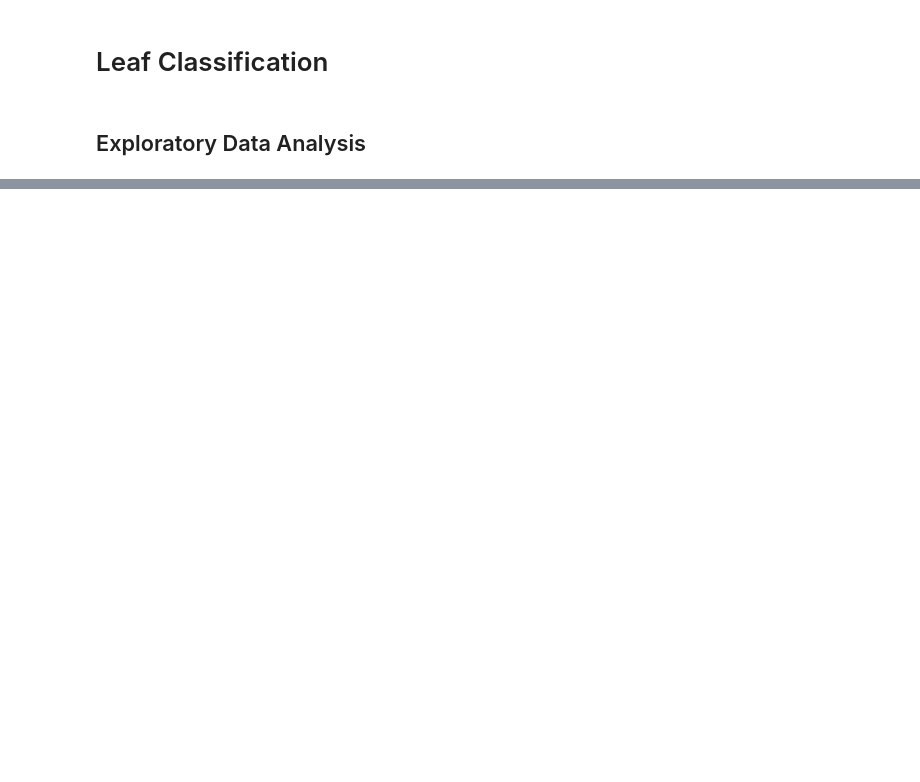
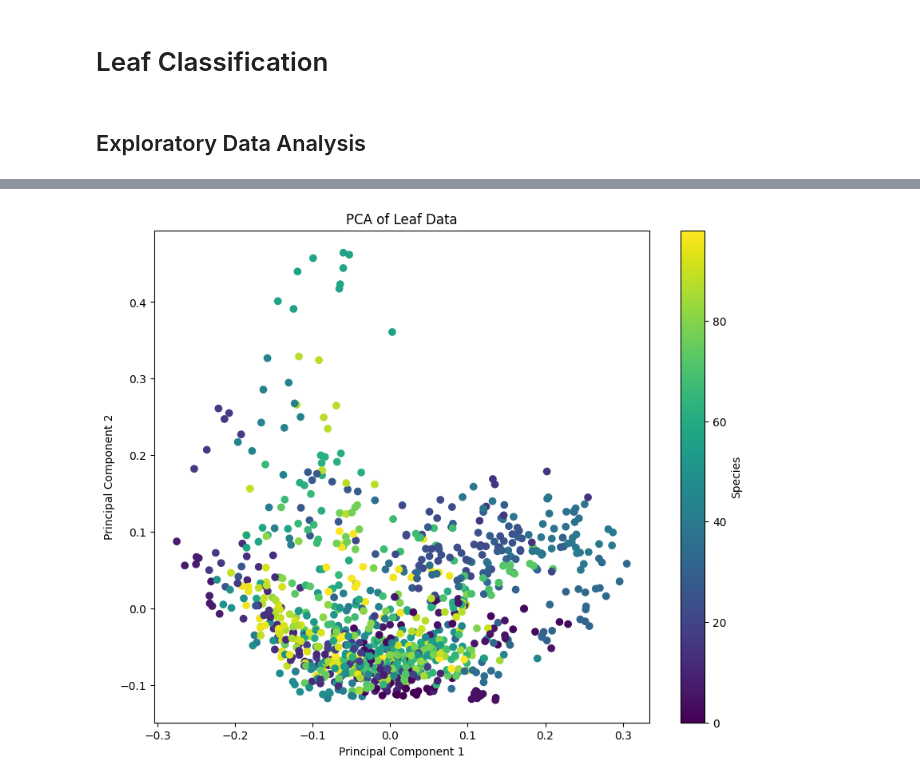
Before and after one commit to RemiBtn/LeafClassification, a Jupyter notebook: classification.ipynb, the cells around one changed output, grey strips where cells are left out. Drawn from its saved outputs; the diff is of its cells as text; code cells hidden in the pictures; blank space fills up the shorter version.

```diff
--- a/classification.ipynb
+++ b/classification.ipynb
@@ -23,0 +79,17 @@ print(data.isnull().sum())
+# %%
+from sklearn.decomposition import PCA
+
+# PCA for dimensionality reduction
+pca = PCA(n_components=2)
+reduced_data = pca.fit_transform(data.drop(['id', 'species'], axis=1))
+
+# Scatter plot of the reduced data
+plt.figure(figsize=(10, 8))
+plt.scatter(reduced_data[:, 0], reduced_data[:, 1], c=data['species'])
+plt.title('PCA of Leaf Data')
+plt.xlabel('Principal Component 1')
+plt.ylabel('Principal Component 2')
+plt.colorbar(label='Species')
+plt.show()
+# %% [output]
+[figure, added]
```
Also changed, not shown: parts of 20 cells of this notebook.
